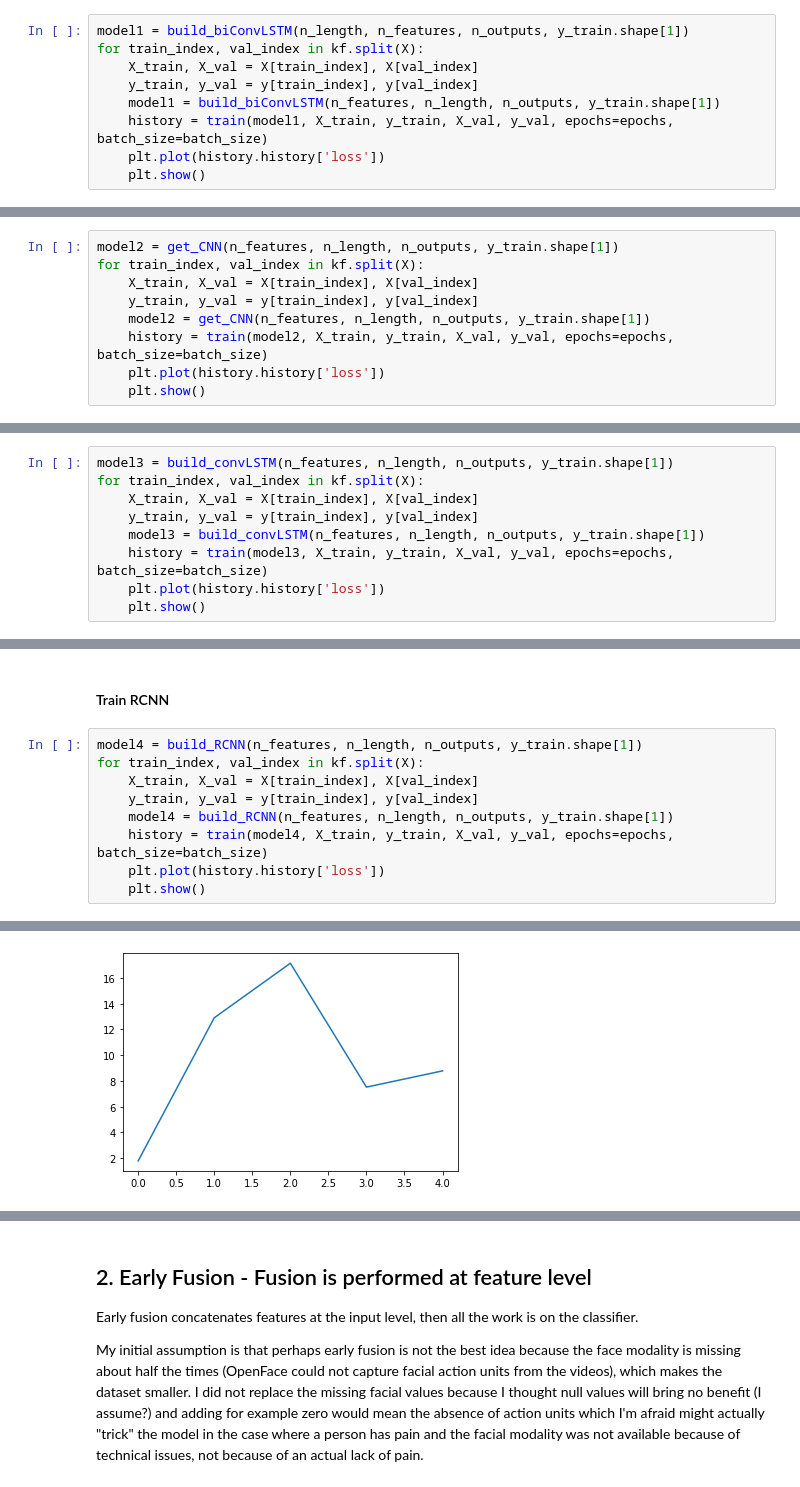
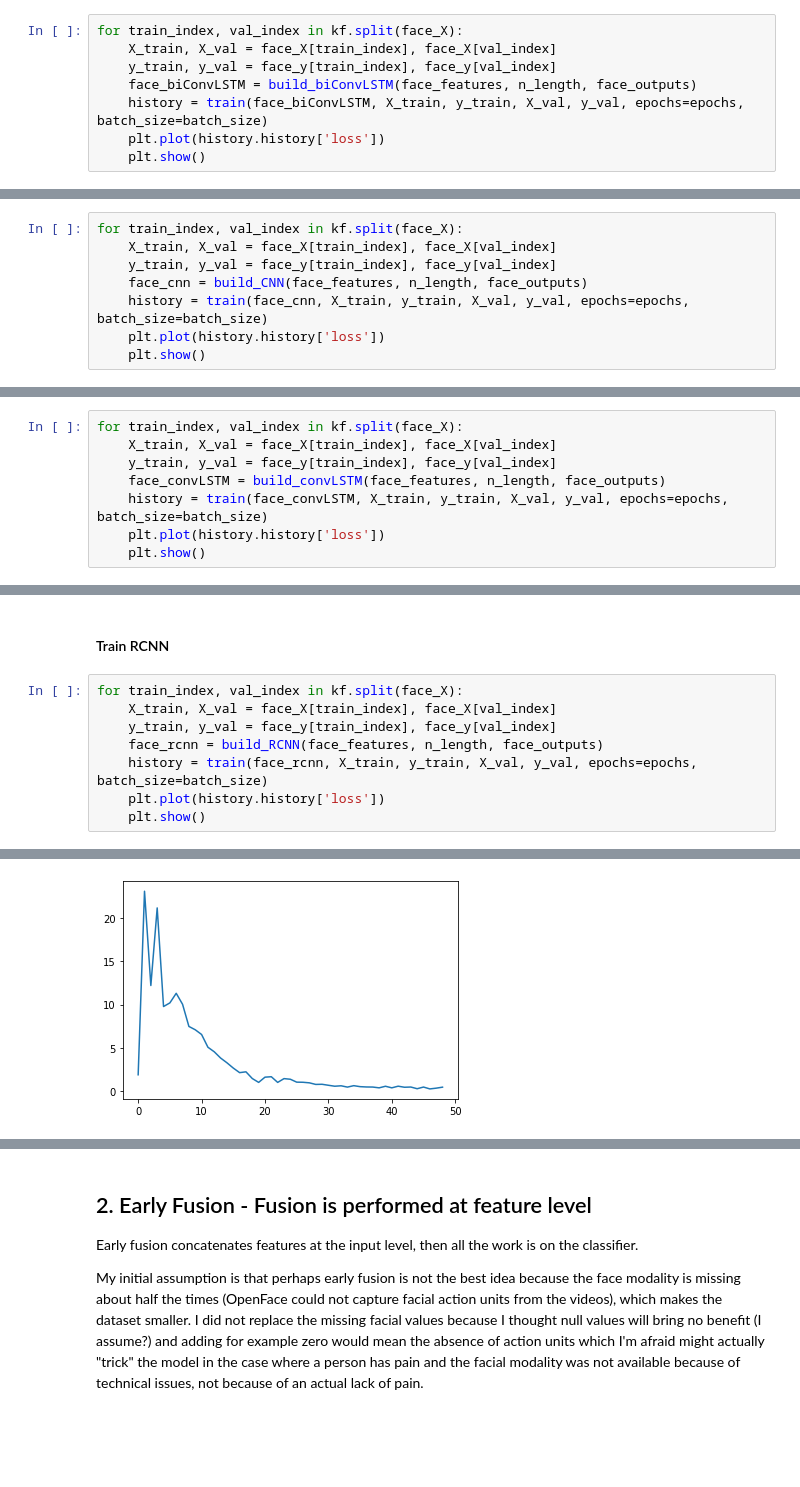
Before and after one commit to angelicagardner/skeleton-pose-estimation-for-pain-assessment, a Jupyter notebook: notebooks/baseline_multimodal.ipynb, the cells around one changed output, grey strips where cells are left out. Drawn from its saved outputs; the diff is of its cells as text; blank space fills up the shorter version.

```diff
--- a/notebooks/baseline_multimodal.ipynb
+++ b/notebooks/baseline_multimodal.ipynb
@@ -983,12 +1052,11 @@ feature_names
 # %% [markdown]
 #### Train BiLSTM
 # %%
-model1 = build_biConvLSTM(n_length, n_features, n_outputs, y_train.shape[1])
-for train_index, val_index in kf.split(X):
-    X_train, X_val = X[train_index], X[val_index]
-    y_train, y_val = y[train_index], y[val_index]
-    model1 = build_biConvLSTM(n_features, n_length, n_outputs, y_train.shape[1])
-    history = train(model1, X_train, y_train, X_val, y_val, epochs=epochs, batch_size=batch_size)
+for train_index, val_index in kf.split(face_X):
+    X_train, X_val = face_X[train_index], face_X[val_index]
+    y_train, y_val = face_y[train_index], face_y[val_index]
+    face_biConvLSTM = build_biConvLSTM(face_features, n_length, face_outputs)
+    history = train(face_biConvLSTM, X_train, y_train, X_val, y_val, epochs=epochs, batch_size=batch_size)
     plt.plot(history.history['loss'])
     plt.show()
 # %% [output]
@@ -1044,12 +1117,11 @@ member1 = KerasMember(name="BiLSTM", keras_model=model1,
 # %% [markdown]
 #### Train CNN+LSTM
 # %%
-model2 = get_CNN(n_features, n_length, n_outputs, y_train.shape[1])
-for train_index, val_index in kf.split(X):
-    X_train, X_val = X[train_index], X[val_index]
-    y_train, y_val = y[train_index], y[val_index]
-    model2 = get_CNN(n_features, n_length, n_outputs, y_train.shape[1])
-    history = train(model2, X_train, y_train, X_val, y_val, epochs=epochs, batch_size=batch_size)
+for train_index, val_index in kf.split(face_X):
+    X_train, X_val = face_X[train_index], face_X[val_index]
+    y_train, y_val = face_y[train_index], face_y[val_index]
+    face_cnn = build_CNN(face_features, n_length, face_outputs)
+    history = train(face_cnn, X_train, y_train, X_val, y_val, epochs=epochs, batch_size=batch_size)
     plt.plot(history.history['loss'])
     plt.show()
 # %% [output]
@@ -1091,12 +1182,11 @@ member2 = KerasMember(name="CNN+LSTM", keras_model=model2,
 # %% [markdown]
 #### Train ConvLSTM
 # %%
-model3 = build_convLSTM(n_features, n_length, n_outputs, y_train.shape[1])
-for train_index, val_index in kf.split(X):
-    X_train, X_val = X[train_index], X[val_index]
-    y_train, y_val = y[train_index], y[val_index]
-    model3 = build_convLSTM(n_features, n_length, n_outputs, y_train.shape[1])
-    history = train(model3, X_train, y_train, X_val, y_val, epochs=epochs, batch_size=batch_size)
+for train_index, val_index in kf.split(face_X):
+    X_train, X_val = face_X[train_index], face_X[val_index]
+    y_train, y_val = face_y[train_index], face_y[val_index]
+    face_convLSTM = build_convLSTM(face_features, n_length, face_outputs)
+    history = train(face_convLSTM, X_train, y_train, X_val, y_val, epochs=epochs, batch_size=batch_size)
     plt.plot(history.history['loss'])
     plt.show()
 # %% [output]
@@ -1134,12 +1247,11 @@ member3 = KerasMember(name="ConvLSTM", keras_model=model3,
 # %% [markdown]
 #### Train RCNN
 # %%
-model4 = build_RCNN(n_features, n_length, n_outputs, y_train.shape[1])
-for train_index, val_index in kf.split(X):
-    X_train, X_val = X[train_index], X[val_index]
-    y_train, y_val = y[train_index], y[val_index]
-    model4 = build_RCNN(n_features, n_length, n_outputs, y_train.shape[1])
-    history = train(model4, X_train, y_train, X_val, y_val, epochs=epochs, batch_size=batch_size)
+for train_index, val_index in kf.split(face_X):
+    X_train, X_val = face_X[train_index], face_X[val_index]
+    y_train, y_val = face_y[train_index], face_y[val_index]
+    face_rcnn = build_RCNN(face_features, n_length, face_outputs)
+    history = train(face_rcnn, X_train, y_train, X_val, y_val, epochs=epochs, batch_size=batch_size)
     plt.plot(history.history['loss'])
     plt.show()
 # %% [output]
@@ -1174 +1311 @@ Epoch 5/50
-[figure, old version]
+[figure, new version]
```
Also changed, not shown: parts of 120 cells of this notebook.
